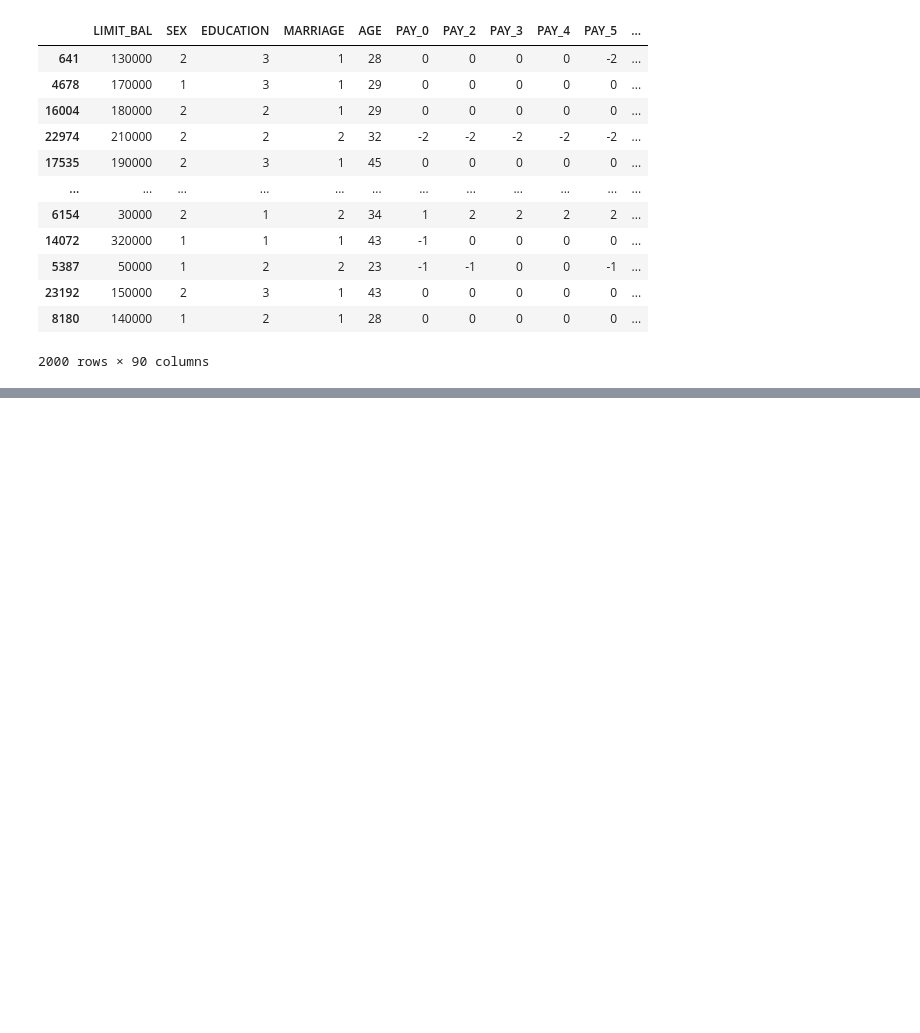
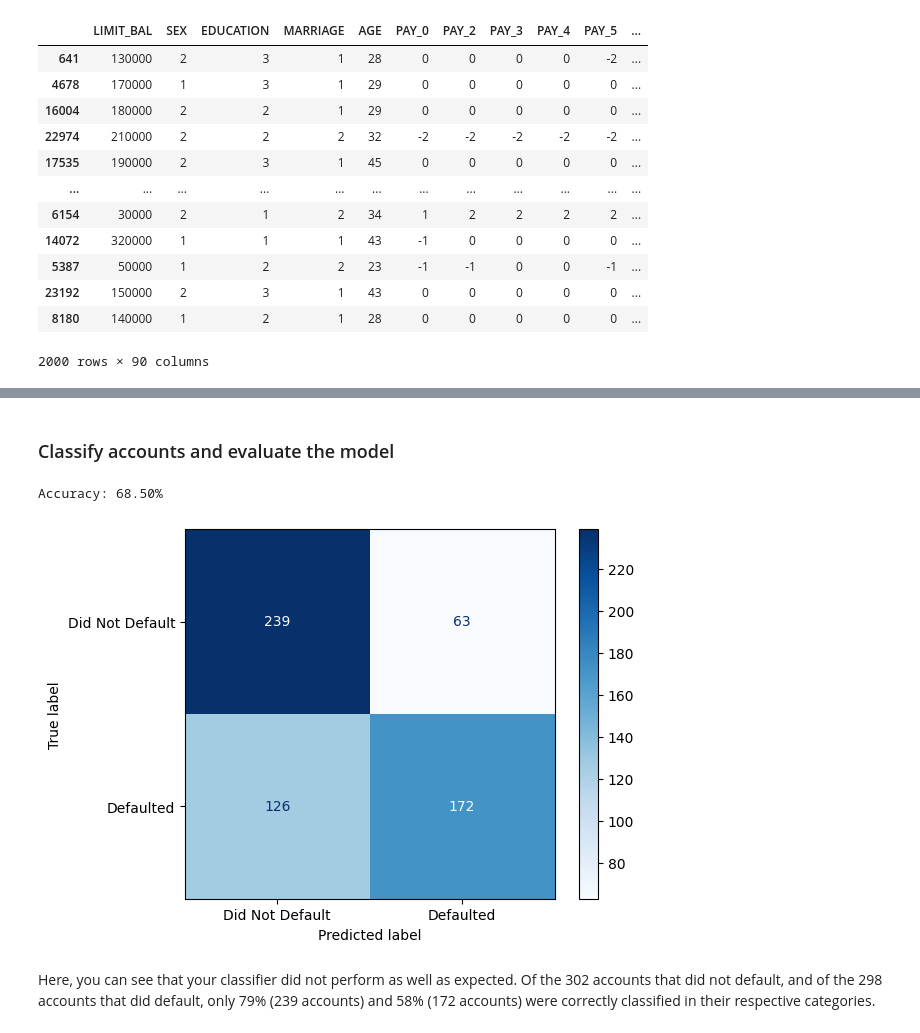
Before and after one commit to lucaskojo02/Credit-Card-Client, a Jupyter notebook: credit_card_client.ipynb, the cells around one changed output, grey strips where cells are left out. Drawn from its saved outputs; the diff is of its cells as text; code cells hidden in the pictures; blank space fills up the shorter version.

Commit message:
Splitted the dataset and classified accounts and evaluated the model

```diff
--- a/credit_card_client.ipynb
+++ b/credit_card_client.ipynb
@@ -205,0 +212,35 @@ X_encoded
+# %%
+from sklearn.preprocessing import scale
+y = df_downsample['DEFAULT'].copy()
+X_train, X_test, y_train, y_test = train_test_split(X_encoded, y, test_size=0.3, random_state=42)
+
+#scale the data
+X_train_scaled = scale(X_train)
+X_test_scaled = scale(X_test)
+# %% [markdown]
+### Classify accounts and evaluate the model
+# %%
+from sklearn.metrics import confusion_matrix
+from sklearn.metrics import ConfusionMatrixDisplay
+from sklearn.metrics import accuracy_score
+
+clf_svm = SVC(random_state = 42)
+clf_svm.fit(X_train_scaled, y_train)
+
+#calculate overall accuracy
+y_pred = clf_svm.predict(X_test_scaled)
+accuracy = accuracy_score(y_test, y_pred)
+print(f'Accuracy: {accuracy:.2%}')
+
+class_names = ['Did Not Default', 'Defaulted']
+disp = ConfusionMatrixDisplay.from_estimator(
+        clf_svm,
+        X_test_scaled,
+        y_test,
+        display_labels=class_names,
+        cmap=plt.cm.Blues)
+# %% [output]
+Accuracy: 68.50%
+[figure, added]
+# %% [markdown]
+Here, you can see that your classifier did not perform as well as expected. Of the 302 accounts that did not default, and of the 298 accounts that did default, only 79% (239 accounts) and 58% (172 accounts) were correctly classified in their respective categories.
```
Also changed, not shown: parts of 2 cells of this notebook.
